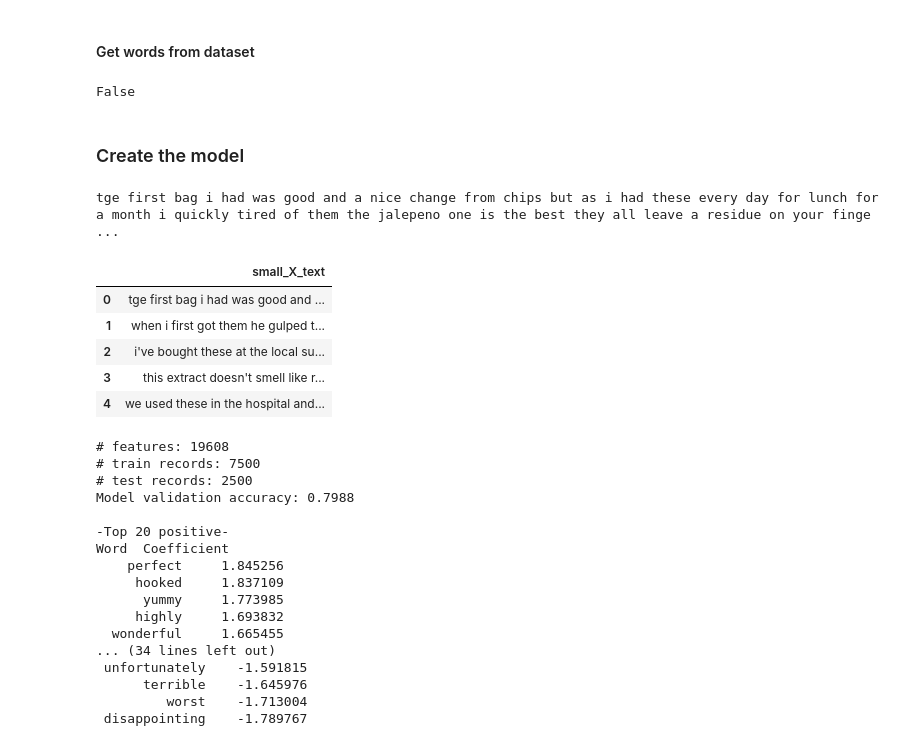
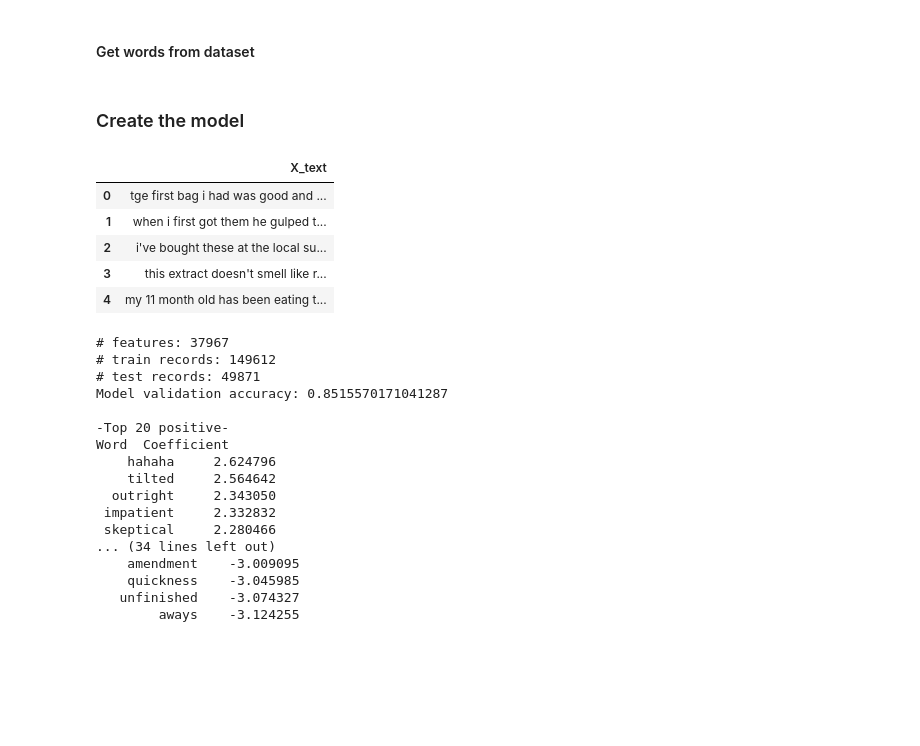
Before and after one commit to lovhag/SSY340_project, a Jupyter notebook: Existing models.ipynb, the cells around one changed output. Cells and saved outputs as stored; diff of their text form; code cells hidden in the pictures; blank space fills up the shorter version.

```diff
--- a/Existing models.ipynb
+++ b/Existing models.ipynb
@@ -59,12 +59,6 @@ The share of negative reviews:
 It is approximately even!
 # %% [markdown]
 #### Get words from dataset
-# %%
-a = 'ZERO'
-b = 'ZERO'
-a is not b
-# %% [output]
-False
 # %%
 with open('ix_to_word.pickle', 'rb') as handle:
     ix_to_word = pickle.load(handle)
@@ -77,20 +71,29 @@ for row in small_X:
         if tmp != 'ZERO':
             small_X_text_vec.append(tmp)
     small_X_text.append(' '.join(small_X_text_vec))
+# %%
+X_text = []
+for row in X_train_even:
+    X_text_vec = []
+    for value in row:
+        tmp = ix_to_word[str(value[0])]
+        if tmp != 'ZERO':
+            X_text_vec.append(tmp)
+    X_text.append(' '.join(X_text_vec))
 # %% [markdown]
 ### Create the model
 # %%
-df_X = pd.DataFrame(data={'small_X_text': small_X_text})
-print(str(small_X_text[0]))
+#df_X = pd.DataFrame(data={'small_X_text': small_X_text})
+#print(str(small_X_text[0]))
+df_X = pd.DataFrame(data={'X_text': X_text})
 df_X.head()
 # %% [output]
-tge first bag i had was good and a nice change from chips but as i had these every day for lunch for a month i quickly tired of them the jalepeno one is the best they all leave a residue on your finge ...
-|  | small_X_text |
+|  | X_text |
 | 0 | tge first bag i had was good and ... |
 | 1 | when i first got them he gulped t... |
 | 2 | i've bought these at the local su... |
 | 3 | this extract doesn't smell like r... |
-| 4 | we used these in the hospital and... |
+| 4 | my 11 month old has been eating t... |
 # %%
 c = CountVectorizer(stop_words = 'english')
 
@@ -121,27 +124,26 @@ def text_fit(X, y, model, clf_model, coef_show=1):
         print('-Top 20 negative-')
         print(coeff_df.tail(20).to_string(index=False))
 
-df_X = pd.DataFrame(data={'small_X_text': small_X_text})
-X_for_fit = df_X['small_X_text']
-text_fit(X_for_fit, small_Y, c, LogisticRegression())
+X_for_fit = df_X['X_text']
+text_fit(X_for_fit, Y_train_even, c, LogisticRegression())
 # %% [output]
-# features: 19608
-# train records: 7500
-# test records: 2500
-Model validation accuracy: 0.7988
+# features: 37967
+# train records: 149612
+# test records: 49871
+Model validation accuracy: 0.8515570171041287
 
 -Top 20 positive-
 Word  Coefficient
-    perfect     1.845256
-     hooked     1.837109
-      yummy     1.773985
-     highly     1.693832
-  wonderful     1.665455
+    hahaha     2.624796
+    tilted     2.564642
+  outright     2.343050
+ impatient     2.332832
+ skeptical     2.280466
 ... (34 lines left out)
- unfortunately    -1.591815
-      terrible    -1.645976
-         worst    -1.713004
- disappointing    -1.789767
+    amendment    -3.009095
+    quickness    -3.045985
+   unfinished    -3.074327
+        aways    -3.124255
 # %%
 # Like CountVectorizer but it also applies
 tfidf = TfidfVectorizer(stop_words = 'english')
```
Also changed, not shown: parts of 1 cell of this notebook, 1 other file.
